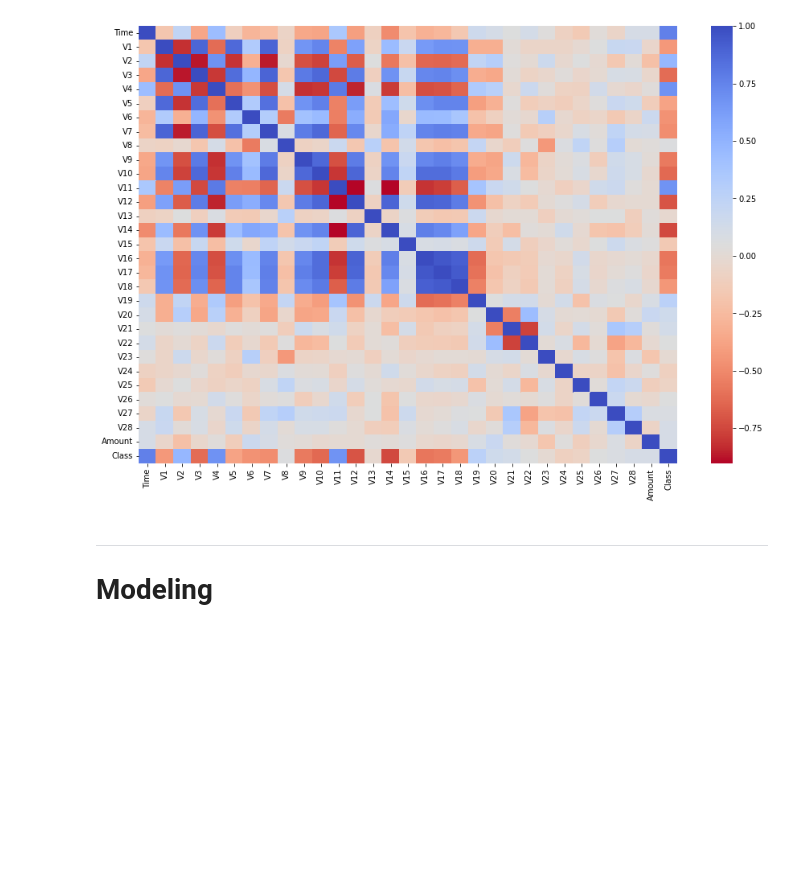
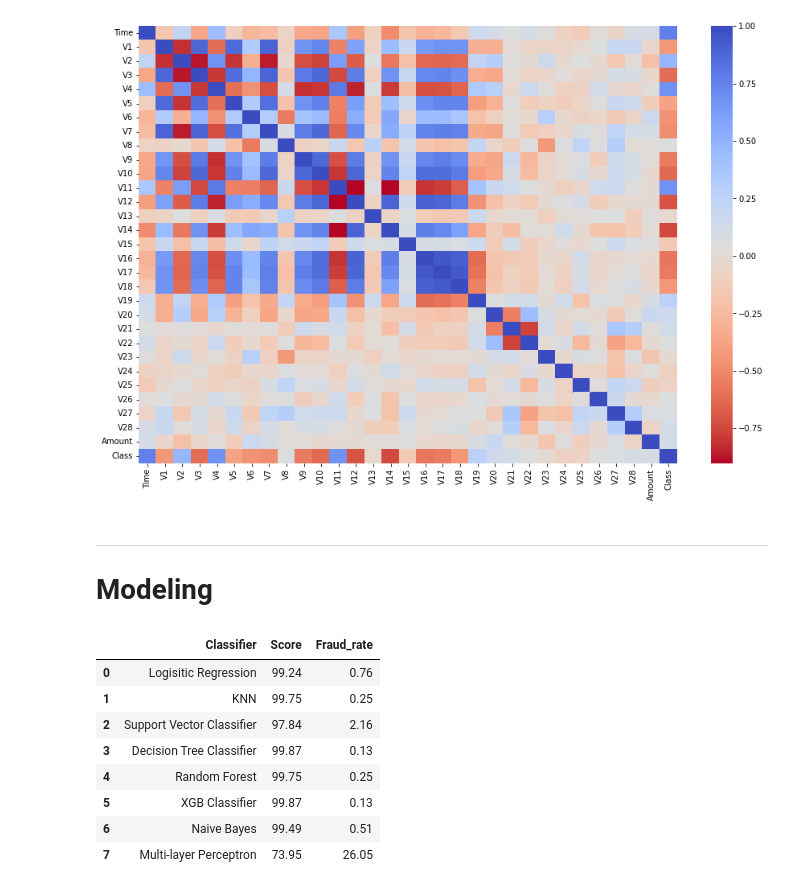
Before and after one commit to Barrok/CC_Fraud_prediction, a Jupyter notebook: script.ipynb, the cells around one changed output. Cells and saved outputs as stored; diff of their text form; code cells hidden in the pictures; blank space fills up the shorter version.

```diff
--- a/script.ipynb
+++ b/script.ipynb
@@ -175,0 +184,53 @@ sns.heatmap(new_df_corr, cmap='coolwarm_r')
+# %%
+# data is already scaled we should split our training and test sets
+from sklearn.model_selection import train_test_split
+
+# This is explicitly used for undersampling.
+X_train, X_test, y_train, y_test = train_test_split(X, y, test_size=0.2, random_state=42)
+# %%
+X_train = X_train.values
+X_test = X_test.values
+y_train = y_train.values
+y_test = y_test.values
+# %%
+
+classifiers = {
+    'Logisitic Regression': LogisticRegression(),
+    'KNN': KNeighborsClassifier(),
+    'Support Vector Classifier': SVC(),
+    'Decision Tree Classifier': DecisionTreeClassifier(),
+    'Random Forest': RandomForestClassifier(),
+    'XGB Classifier': GradientBoostingClassifier(),
+    'Naive Bayes': GaussianNB(),
+    'Multi-layer Perceptron': MLPClassifier()
+}
+# %%
+from sklearn.model_selection import cross_val_score
+
+scores = pd.DataFrame(columns = ['Classifier', 'Score'])
+
+scoring = []
+
+for key, classifier in classifiers.items():
+    classifier.fit(X_train, y_train)
+    training_score = cross_val_score(classifier, X_train, y_train, cv=5)
+    scoring.append(round(training_score.mean() * 100, 2))
+
+scores['Classifier'] = classifiers.keys()
+scores['Score'] = scoring
+
+# fraudrate of models
+fraudrate = 100 - scores['Score']
+scores['Fraud_rate'] = fraudrate
+# %%
+scores
+# %% [output]
+|  | Classifier | Score | Fraud_rate |
+| 0 | Logisitic Regression | 99.24 | 0.76 |
+| 1 | KNN | 99.75 | 0.25 |
+| 2 | Support Vector Classifier | 97.84 | 2.16 |
+| 3 | Decision Tree Classifier | 99.87 | 0.13 |
+| 4 | Random Forest | 99.75 | 0.25 |
+| 5 | XGB Classifier | 99.87 | 0.13 |
+| 6 | Naive Bayes | 99.49 | 0.51 |
+| 7 | Multi-layer Perceptron | 73.95 | 26.05 |
```
Also changed, not shown: parts of 3 cells of this notebook.
